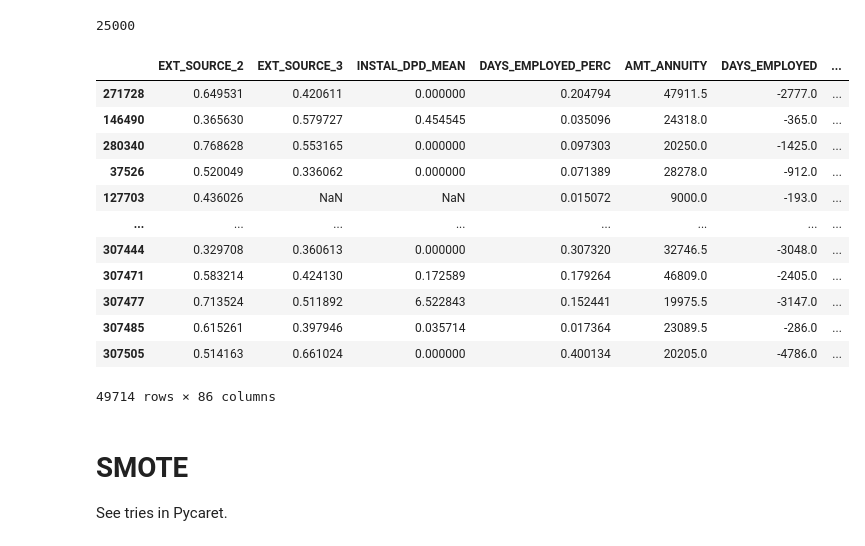
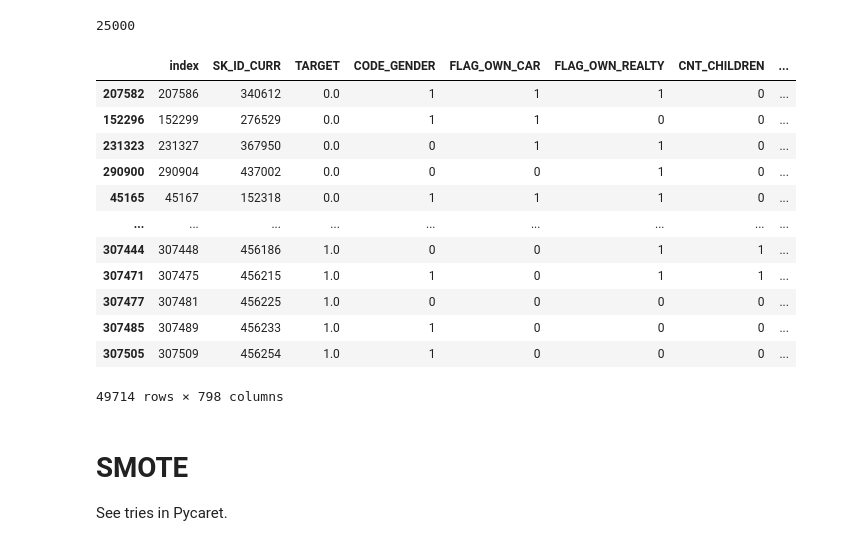
Before and after one commit to lauraamy/projet7_pretdepenser, a Jupyter notebook: p7_notebook_modelling.ipynb, the cells around one changed output. Cells and saved outputs as stored; diff of their text form; code cells hidden in the pictures.

```diff
--- a/p7_notebook_modelling.ipynb
+++ b/p7_notebook_modelling.ipynb
@@ -132,7 +148,11 @@ final_selected_feats["feature"]
 83    ACTIVE_AMT_CREDIT_SUM_DEBT_SUM
 Name: feature, Length: 84, dtype: object
 # %%
-data_select_feats = merged_no_inf[feats_for_modelling]
+# use to perform feature selection
+#data_select_feats = merged_no_inf[feats_for_modelling]
+
+# use to keep all features
+data_select_feats = merged_no_inf
 # %%
 import re
 
@@ -204,6 +257,8 @@ There are 71 columns that have missing values.
 data_select_feats = data_select_feats[data_select_feats['AMT_GOODS_PRICE'].notnull()]
 data_select_feats = data_select_feats[data_select_feats['EXT_SOURCE_2'].notnull()]
 data_select_feats = data_select_feats[data_select_feats['DEF_30_CNT_SOCIAL_CIRCLE'].notnull()]
+data_select_feats = data_select_feats[data_select_feats['DEF_60_CNT_SOCIAL_CIRCLE'].notnull()]
+data_select_feats = data_select_feats[data_select_feats['OBS_30_CNT_SOCIAL_CIRCLE'].notnull()]
 data_select_feats = data_select_feats[data_select_feats['ANNUITY_INCOME_PERC'].notnull()]
 data_select_feats = data_select_feats[data_select_feats['AMT_ANNUITY'].notnull()]
 data_select_feats = data_select_feats[data_select_feats['PAYMENT_RATE'].notnull()]
@@ -259,22 +288,22 @@ len(random_indices)
 df_ft_selec_underbal = pd.concat([data_select_feats.loc[list(random_indices)],
                                   data_select_feats[data_select_feats["TARGET"] == 1.0]])
 # %%
-df_ft_selec_underbal.to_csv("../my_csv_files/df_ft_selec_underbal.csv")
+#df_ft_selec_underbal.to_csv("../my_csv_files/df_ft_selec_underbal.csv")
 df_ft_selec_underbal
 # %% [output]
-|  | EXT_SOURCE_2 | EXT_SOURCE_3 | INSTAL_DPD_MEAN | DAYS_EMPLOYED_PERC | AMT_ANNUITY | DAYS_EMPLOYED | ... |
-| 271728 | 0.649531 | 0.420611 | 0.000000 | 0.204794 | 47911.5 | -2777.0 | ... |
-| 146490 | 0.365630 | 0.579727 | 0.454545 | 0.035096 | 24318.0 | -365.0 | ... |
-| 280340 | 0.768628 | 0.553165 | 0.000000 | 0.097303 | 20250.0 | -1425.0 | ... |
-| 37526 | 0.520049 | 0.336062 | 0.000000 | 0.071389 | 28278.0 | -912.0 | ... |
-| 127703 | 0.436026 | NaN | NaN | 0.015072 | 9000.0 | -193.0 | ... |
-| ... | ... | ... | ... | ... | ... | ... | ... |
-| 307444 | 0.329708 | 0.360613 | 0.000000 | 0.307320 | 32746.5 | -3048.0 | ... |
-| 307471 | 0.583214 | 0.424130 | 0.172589 | 0.179264 | 46809.0 | -2405.0 | ... |
-| 307477 | 0.713524 | 0.511892 | 6.522843 | 0.152441 | 19975.5 | -3147.0 | ... |
-| 307485 | 0.615261 | 0.397946 | 0.035714 | 0.017364 | 23089.5 | -286.0 | ... |
-| 307505 | 0.514163 | 0.661024 | 0.000000 | 0.400134 | 20205.0 | -4786.0 | ... |
+|  | index | SK_ID_CURR | TARGET | CODE_GENDER | FLAG_OWN_CAR | FLAG_OWN_REALTY | CNT_CHILDREN | ... |
+| 207582 | 207586 | 340612 | 0.0 | 1 | 1 | 1 | 0 | ... |
+| 152296 | 152299 | 276529 | 0.0 | 1 | 1 | 0 | 0 | ... |
+| 231323 | 231327 | 367950 | 0.0 | 0 | 1 | 1 | 0 | ... |
+| 290900 | 290904 | 437002 | 0.0 | 0 | 0 | 1 | 0 | ... |
+| 45165 | 45167 | 152318 | 0.0 | 1 | 1 | 1 | 0 | ... |
+| ... | ... | ... | ... | ... | ... | ... | ... | ... |
+| 307444 | 307448 | 456186 | 1.0 | 0 | 0 | 1 | 1 | ... |
+| 307471 | 307475 | 456215 | 1.0 | 1 | 0 | 1 | 1 | ... |
+| 307477 | 307481 | 456225 | 1.0 | 0 | 0 | 0 | 0 | ... |
+| 307485 | 307489 | 456233 | 1.0 | 1 | 0 | 0 | 0 | ... |
+| 307505 | 307509 | 456254 | 1.0 | 1 | 0 | 0 | 0 | ... |
-49714 rows × 86 columns
+49714 rows × 798 columns
 # %%
 # Create arrays and dataframes to store results
 feats = [f for f in data_select_feats.columns if f not in ['TARGET', 'Unnamed: 0', 'Unnamed0',
```
Also changed, not shown: parts of 37 cells of this notebook, 17 other files.
